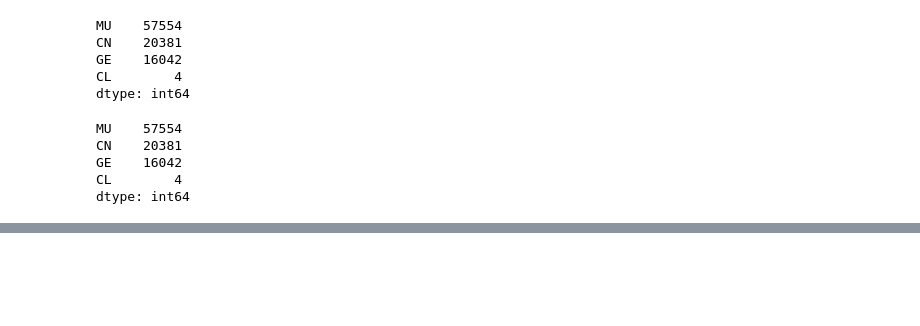
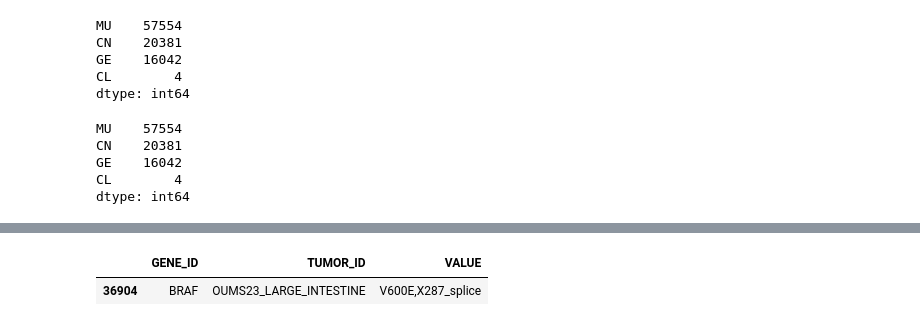
Before and after one commit to eric-czech/musc_genomics, a Jupyter notebook: src/python/notebook/prep/cgds_data_prep.ipynb, the cells around one changed output, grey strips where cells are left out. Cells and saved outputs as stored; diff of their text form; code cells hidden in the pictures; blank space fills up the shorter version.

```diff
--- a/src/python/notebook/prep/cgds_data_prep.ipynb
+++ b/src/python/notebook/prep/cgds_data_prep.ipynb
@@ -311,0 +293,6 @@ d_mu_all[d_mu_all['TUMOR_ID'] == 'EN_ENDOMETRIUM']
+# %%
+dt = d_mu[d_mu['GENE_ID'] == 'BRAF']
+dt[dt['TUMOR_ID'] == 'OUMS23_LARGE_INTESTINE']
+# %% [output]
+|  | GENE_ID | TUMOR_ID | VALUE |
+| 36904 | BRAF | OUMS23_LARGE_INTESTINE | V600E,X287_splice |
```
Also changed, not shown: parts of 17 cells of this notebook, 12 other files.
